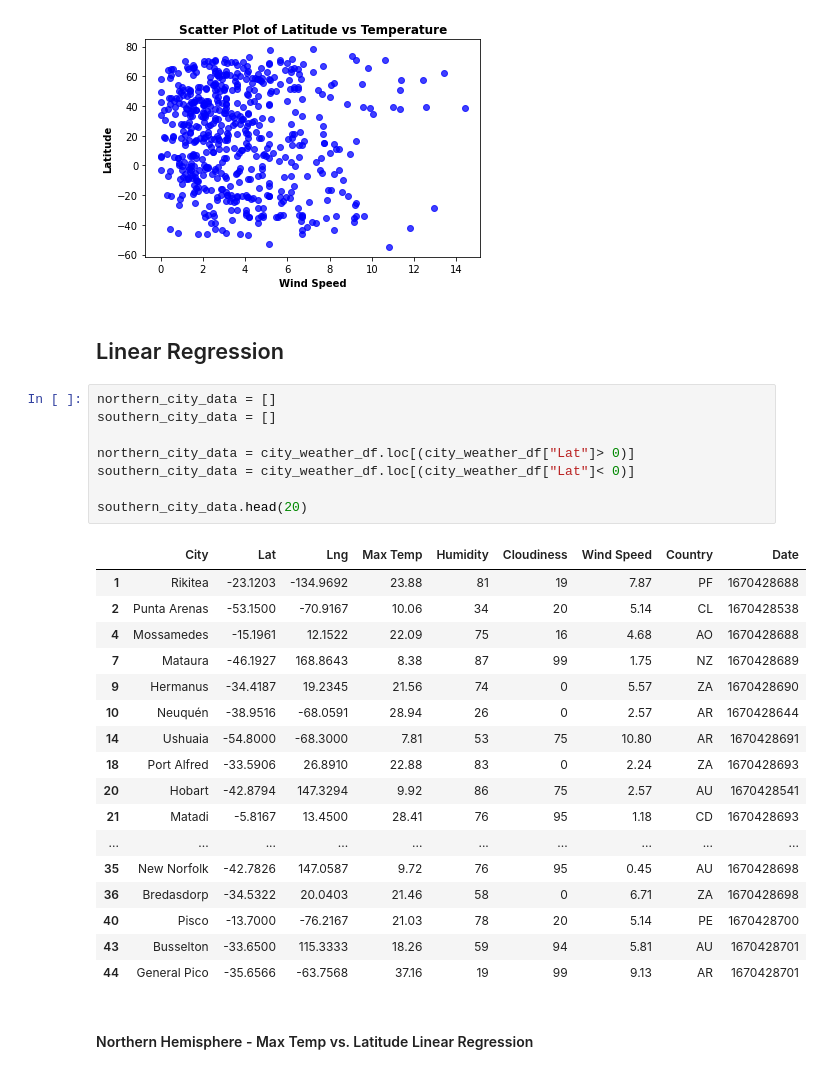
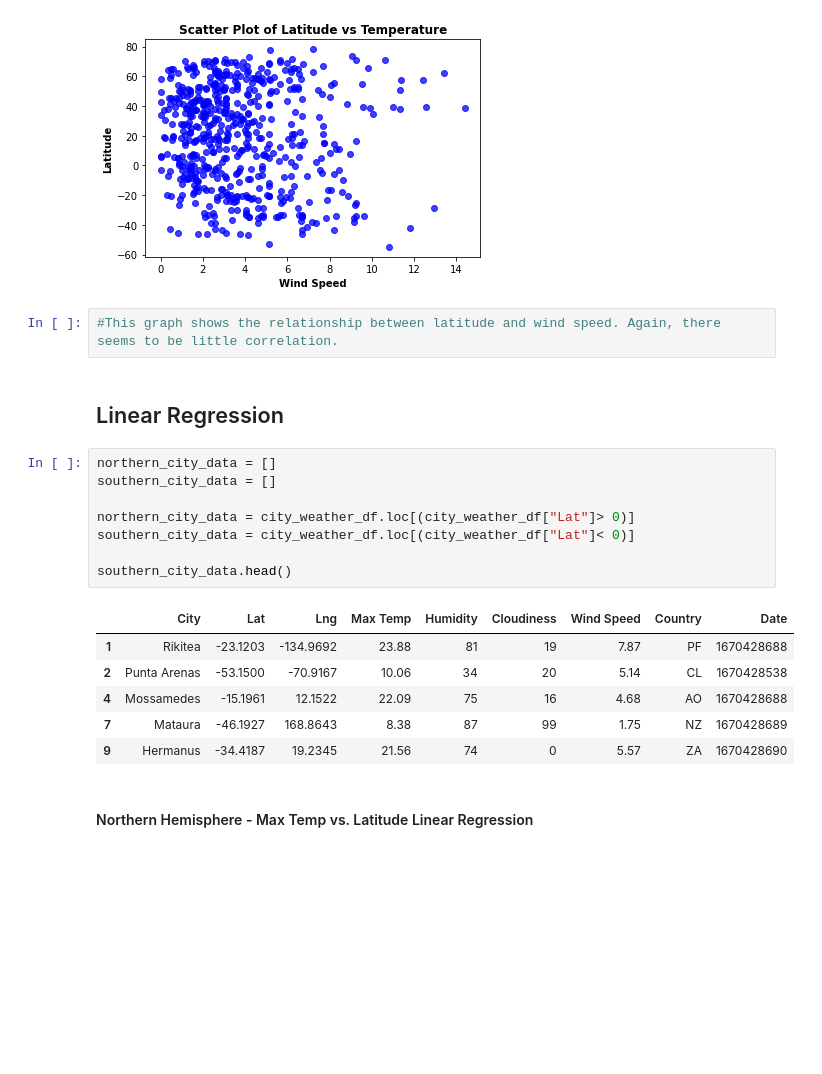
Before and after one commit to johnsilb/Evaluation-of-global-weather-using-API-to-download-simultaneous-weather-data, a Jupyter notebook: WeatherPy.ipynb, the cells around one changed output. Drawn from its saved outputs; the diff is of its cells as text; blank space fills up the shorter version.

```diff
--- a/WeatherPy.ipynb
+++ b/WeatherPy.ipynb
@@ -233,34 +241,25 @@ plt.ylabel("Latitude", weight='bold', color="black")
 # %% [output]
 Text(0, 0.5, 'Latitude')
 [figure]
+# %%
+#This graph shows the relationship between latitude and wind speed. Again, there seems to be little correlation.
 # %% [markdown]
 ## Linear Regression
 # %%
 northern_city_data = []
 southern_city_data = []
 
 northern_city_data = city_weather_df.loc[(city_weather_df["Lat"]> 0)]
 southern_city_data = city_weather_df.loc[(city_weather_df["Lat"]< 0)]
 
-southern_city_data.head(20)
+southern_city_data.head()
 # %% [output]
 |  | City | Lat | Lng | Max Temp | Humidity | Cloudiness | Wind Speed | Country | Date |
 | 1 | Rikitea | -23.1203 | -134.9692 | 23.88 | 81 | 19 | 7.87 | PF | 1670428688 |
 | 2 | Punta Arenas | -53.1500 | -70.9167 | 10.06 | 34 | 20 | 5.14 | CL | 1670428538 |
 | 4 | Mossamedes | -15.1961 | 12.1522 | 22.09 | 75 | 16 | 4.68 | AO | 1670428688 |
 | 7 | Mataura | -46.1927 | 168.8643 | 8.38 | 87 | 99 | 1.75 | NZ | 1670428689 |
 | 9 | Hermanus | -34.4187 | 19.2345 | 21.56 | 74 | 0 | 5.57 | ZA | 1670428690 |
-| 10 | Neuquén | -38.9516 | -68.0591 | 28.94 | 26 | 0 | 2.57 | AR | 1670428644 |
-| 14 | Ushuaia | -54.8000 | -68.3000 | 7.81 | 53 | 75 | 10.80 | AR | 1670428691 |
-| 18 | Port Alfred | -33.5906 | 26.8910 | 22.88 | 83 | 0 | 2.24 | ZA | 1670428693 |
-| 20 | Hobart | -42.8794 | 147.3294 | 9.92 | 86 | 75 | 2.57 | AU | 1670428541 |
-| 21 | Matadi | -5.8167 | 13.4500 | 28.41 | 76 | 95 | 1.18 | CD | 1670428693 |
-| ... | ... | ... | ... | ... | ... | ... | ... | ... | ... |
-| 35 | New Norfolk | -42.7826 | 147.0587 | 9.72 | 76 | 95 | 0.45 | AU | 1670428698 |
-| 36 | Bredasdorp | -34.5322 | 20.0403 | 21.46 | 58 | 0 | 6.71 | ZA | 1670428698 |
-| 40 | Pisco | -13.7000 | -76.2167 | 21.03 | 78 | 20 | 5.14 | PE | 1670428700 |
-| 43 | Busselton | -33.6500 | 115.3333 | 18.26 | 59 | 94 | 5.81 | AU | 1670428701 |
-| 44 | General Pico | -35.6566 | -63.7568 | 37.16 | 19 | 99 | 9.13 | AR | 1670428701 |
 # %% [markdown]
 ####  Northern Hemisphere - Max Temp vs. Latitude Linear Regression
 # %%
```
Also changed, not shown: parts of 12 cells of this notebook.
